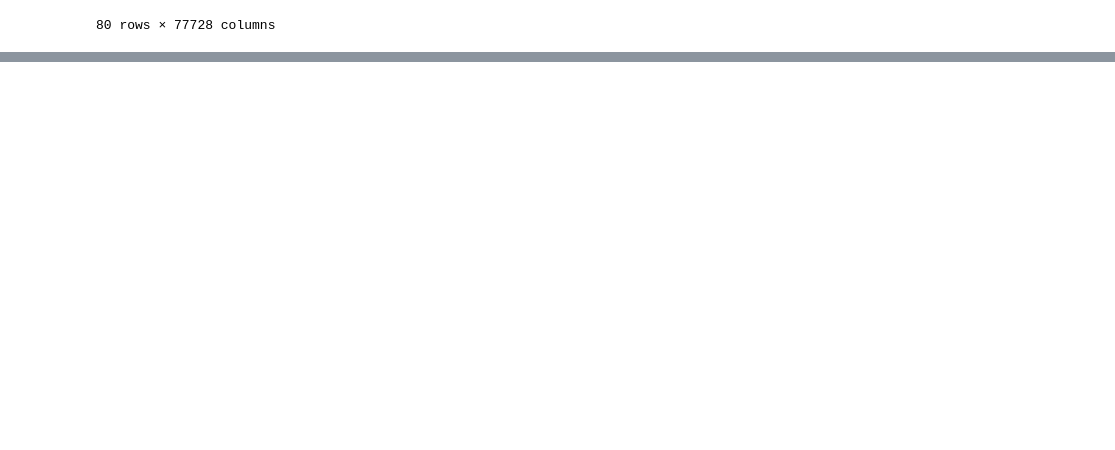
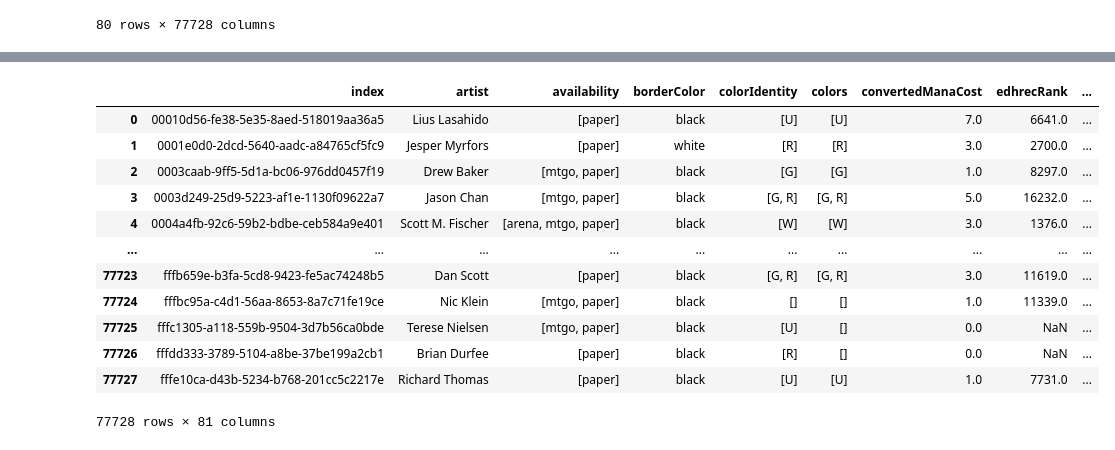
Before and after one commit to Mickie-n-s/MTG_Project, a Jupyter notebook: MTG_Cleaning.ipynb, the cells around one changed output, grey strips where cells are left out. Cells and saved outputs as stored; diff of their text form; code cells hidden in the pictures; blank space fills up the shorter version.

```diff
--- a/MTG_Cleaning.ipynb
+++ b/MTG_Cleaning.ipynb
@@ -136,0 +114,17 @@ Note: you may need to restart the kernel to use updated packages.
+# %%
+df_two = pd.read_feather("second_transposed.feather")
+df_two
+# %% [output]
+|  | index | artist | availability | borderColor | colorIdentity | colors | convertedManaCost | edhrecRank | ... |
+| 0 | 00010d56-fe38-5e35-8aed-518019aa36a5 | Lius Lasahido | [paper] | black | [U] | [U] | 7.0 | 6641.0 | ... |
+| 1 | 0001e0d0-2dcd-5640-aadc-a84765cf5fc9 | Jesper Myrfors | [paper] | white | [R] | [R] | 3.0 | 2700.0 | ... |
+| 2 | 0003caab-9ff5-5d1a-bc06-976dd0457f19 | Drew Baker | [mtgo, paper] | black | [G] | [G] | 1.0 | 8297.0 | ... |
+| 3 | 0003d249-25d9-5223-af1e-1130f09622a7 | Jason Chan | [mtgo, paper] | black | [G, R] | [G, R] | 5.0 | 16232.0 | ... |
+| 4 | 0004a4fb-92c6-59b2-bdbe-ceb584a9e401 | Scott M. Fischer | [arena, mtgo, paper] | black | [W] | [W] | 3.0 | 1376.0 | ... |
+| ... | ... | ... | ... | ... | ... | ... | ... | ... | ... |
+| 77723 | fffb659e-b3fa-5cd8-9423-fe5ac74248b5 | Dan Scott | [paper] | black | [G, R] | [G, R] | 3.0 | 11619.0 | ... |
+| 77724 | fffbc95a-c4d1-56aa-8653-8a7c71fe19ce | Nic Klein | [mtgo, paper] | black | [] | [] | 1.0 | 11339.0 | ... |
+| 77725 | fffc1305-a118-559b-9504-3d7b56ca0bde | Terese Nielsen | [mtgo, paper] | black | [U] | [] | 0.0 | NaN | ... |
+| 77726 | fffdd333-3789-5104-a8be-37be199a2cb1 | Brian Durfee | [paper] | black | [R] | [] | 0.0 | NaN | ... |
+| 77727 | fffe10ca-d43b-5234-b768-201cc5c2217e | Richard Thomas | [paper] | black | [U] | [U] | 1.0 | 7731.0 | ... |
+77728 rows × 81 columns
```
Also changed, not shown: parts of 17 cells of this notebook.
